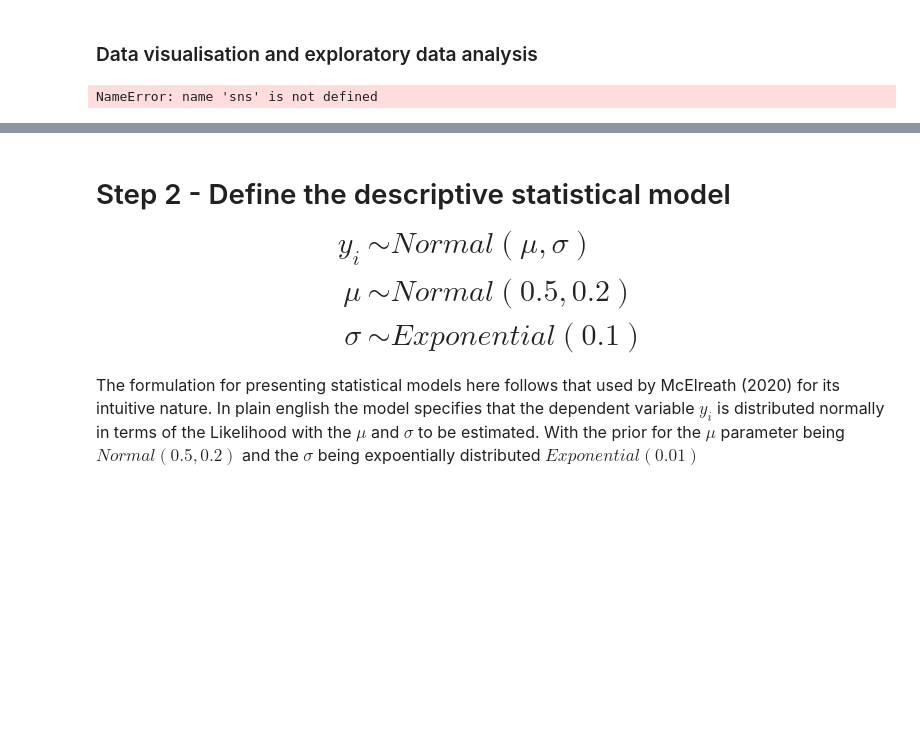
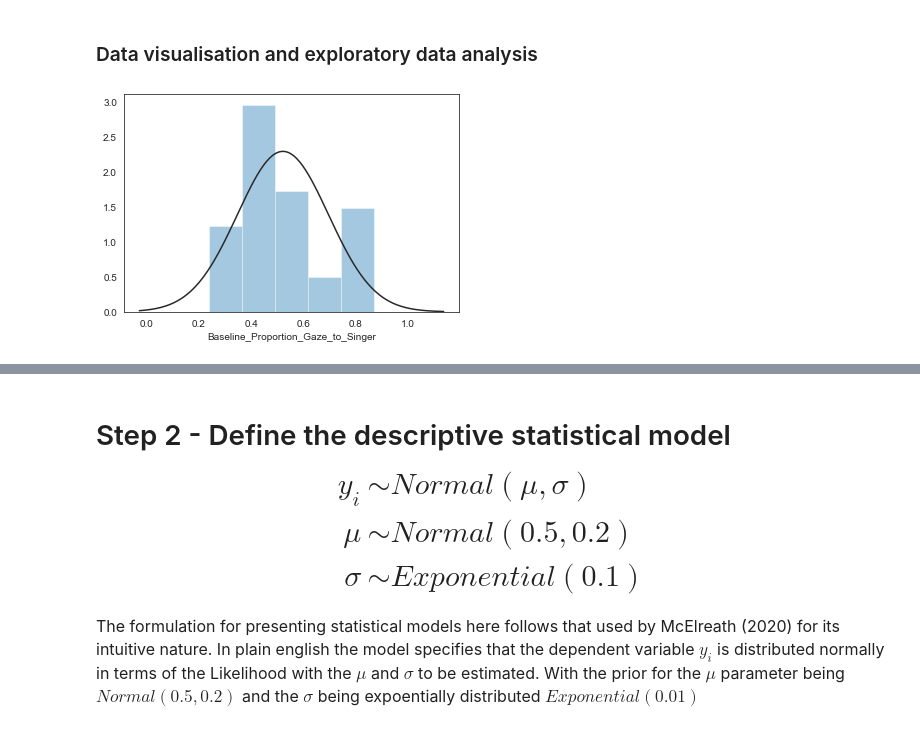
Before and after one commit to ebrlab/Statistical-methods-for-research-workers-psychology-and-neuroscience, a Jupyter notebook: notebooks/Bayesian (one-sample t-test) estimation.ipynb, the cells around one changed output, grey strips where cells are left out. Cells and saved outputs as stored; diff of their text form; code cells hidden in the pictures; blank space fills up the shorter version.

```diff
--- a/notebooks/Bayesian (one-sample t-test) estimation.ipynb
+++ b/notebooks/Bayesian (one-sample t-test) estimation.ipynb
@@ -123,8 +127,8 @@ NameError: name 'df' is not defined
 # %%
 # Set Seaborn theme for data visualisations.
 sns.set_style("white");
 
 # PLotting a histogram and Kernel density estimate of the baseline gaze proportion scores
-sns.distplot(red_df["Baseline_Proportion_Gaze_to_Singer"], bins=10);
+sns.distplot(red_df["Baseline_Proportion_Gaze_to_Singer"], fit = stats.norm, kde= False);
 # %% [output]
-NameError: name 'sns' is not defined
+[figure, added]
```
Also changed, not shown: parts of 11 cells of this notebook.
